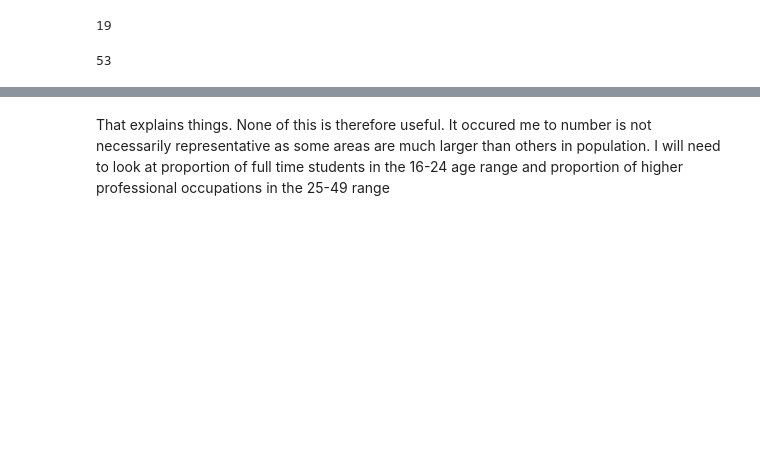
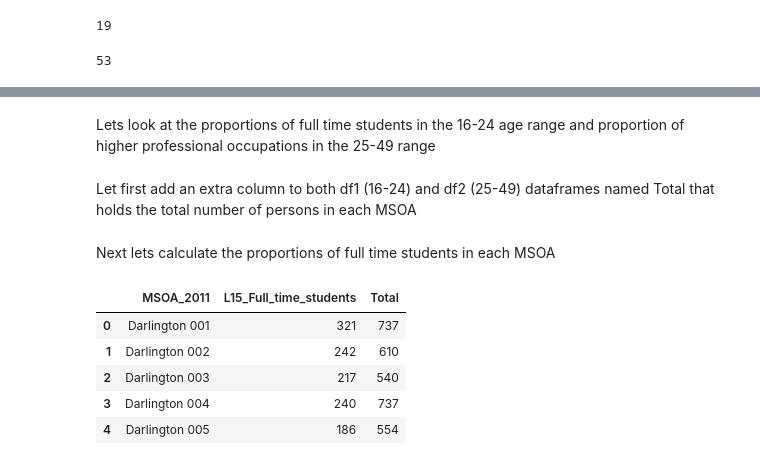
Before and after one commit to HamedPour/TM351_EMA, a Jupyter notebook: EMA_nootbook.ipynb, the cells around one changed output, grey strips where cells are left out. Saved outputs shown, nothing was run; the diff lists cells and outputs as text; code cells hidden in the pictures; blank space fills up the shorter version.

```diff
--- a/EMA_nootbook.ipynb
+++ b/EMA_nootbook.ipynb
@@ -198,4 +197,4 @@ len(oxford)
 # %% [markdown]
-That explains things. None of this is therefore useful. It occured me to number is not necessarily representative as some areas are much larger than others in population. I will need to look at proportion of full time students in the 16-24 age range and proportion of higher professional occupations in the 25-49 range
+Lets look at the proportions of full time students in the 16-24 age range and proportion of higher professional occupations in the 25-49 range
-# %% [markdown]
-###
+# %% [markdown]
+Let first add an extra column to both df1 (16-24) and df2 (25-49) dataframes named Total that holds the total number of persons in each MSOA
@@ -201,0 +204,13 @@ That explains things. None of this is therefore useful. It occured me to number
+# %% [markdown]
+Next lets calculate the proportions of full time students in each MSOA
+# %%
+# Full time students ages 16 to 24
+df1_students = df1[["MSOA_2011", "L15_Full_time_students", "Total"]]
+df1_students.head()
+# %% [output]
+|  | MSOA_2011 | L15_Full_time_students | Total |
+| 0 | Darlington 001 | 321 | 737 |
+| 1 | Darlington 002 | 242 | 610 |
+| 2 | Darlington 003 | 217 | 540 |
+| 3 | Darlington 004 | 240 | 737 |
+| 4 | Darlington 005 | 186 | 554 |
```
Also changed, not shown: parts of 11 cells of this notebook.
